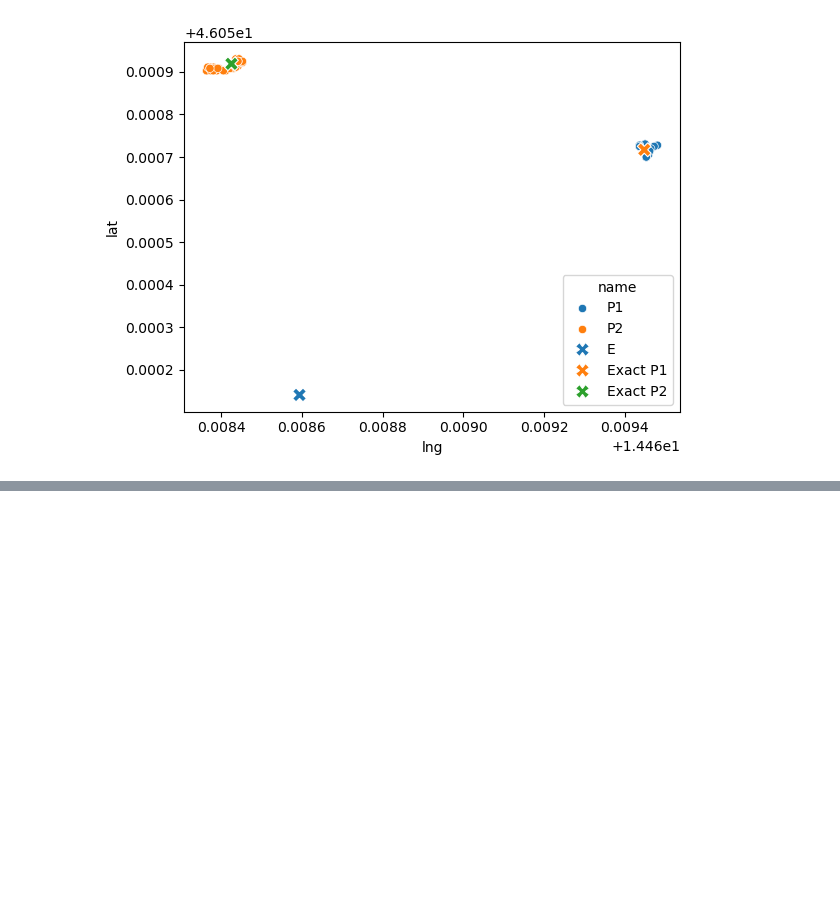
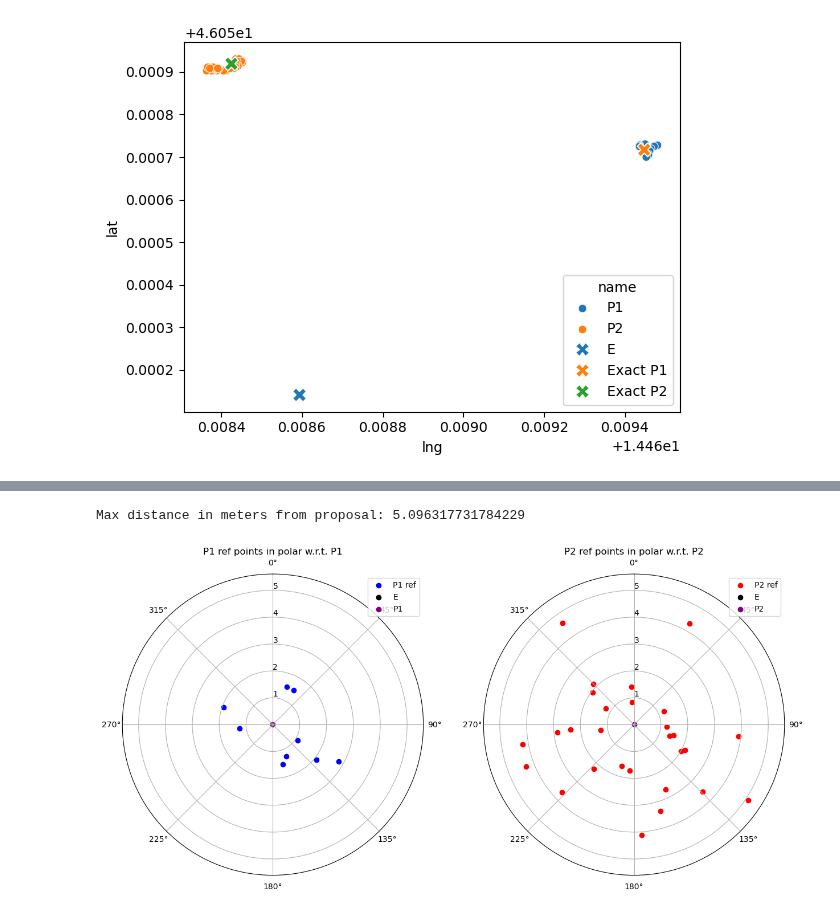
Before and after one commit to KlemenVovk/gps_evaluation, a Jupyter notebook: nb.ipynb, the cells around one changed output, grey strips where cells are left out. Saved outputs shown, nothing was run; the diff lists cells and outputs as text; code cells hidden in the pictures; blank space fills up the shorter version.

```diff
--- a/nb.ipynb
+++ b/nb.ipynb
@@ -179,0 +221,34 @@ plt.legend()
+# %%
+fig, ax = plt.subplots(1, 2, subplot_kw={'projection': 'polar'}, figsize=(15,7))
+for ax1 in ax.flatten():
+    ax1.set_theta_zero_location('N')
+    ax1.set_theta_direction(-1)
+    ax1.set_rlabel_position(0)
+
+max_dist = max(max(p1_refs["dist"]), max(p2_refs["dist"]))
+print("Max distance in meters from proposal:", max_dist) # ! we are excluding distance of E here as it's too far for FRI.
+max_dist *= 1.1
+
+E_dist_angle_wrt_P1 = lat_lng2dist_ang([P1_lat, P1_lng], [E_lat, E_lng])
+E_dist_angle_wrt_P2 = lat_lng2dist_ang([P2_lat, P2_lng], [E_lat, E_lng])
+
+ax[0].set_title("P1 ref points in polar w.r.t. P1")
+ax[0].scatter(p1_refs["angle_deg"], p1_refs["dist"], label="P1 ref", color="blue")
+ax[0].scatter(E_dist_angle_wrt_P1[1], E_dist_angle_wrt_P1[0], label="E", color="black")
+ax[0].scatter(0, 0, label="P1", color="purple")
+ax[0].set_rmax(max_dist)
+ax[0].legend()
+
+
+ax[1].set_title("P2 ref points in polar w.r.t. P2")
+ax[1].scatter(p2_refs["angle_deg"], p2_refs["dist"], label="P2 ref", color="red")
+ax[1].scatter(E_dist_angle_wrt_P2[1], E_dist_angle_wrt_P2[0], label="E", color="black")
+ax[1].scatter(0, 0, label="P2", color="purple")
+ax[1].set_rmax(max_dist)
+ax[1].legend()
+plt.show()
+
+# NOTE: E is absolutely too far here (errors are 5m, E is 100m away)
+# %% [output]
+Max distance in meters from proposal: 5.096317731784229
+[figure, added]
```
Also changed, not shown: parts of 18 cells of this notebook, 9 other files.
